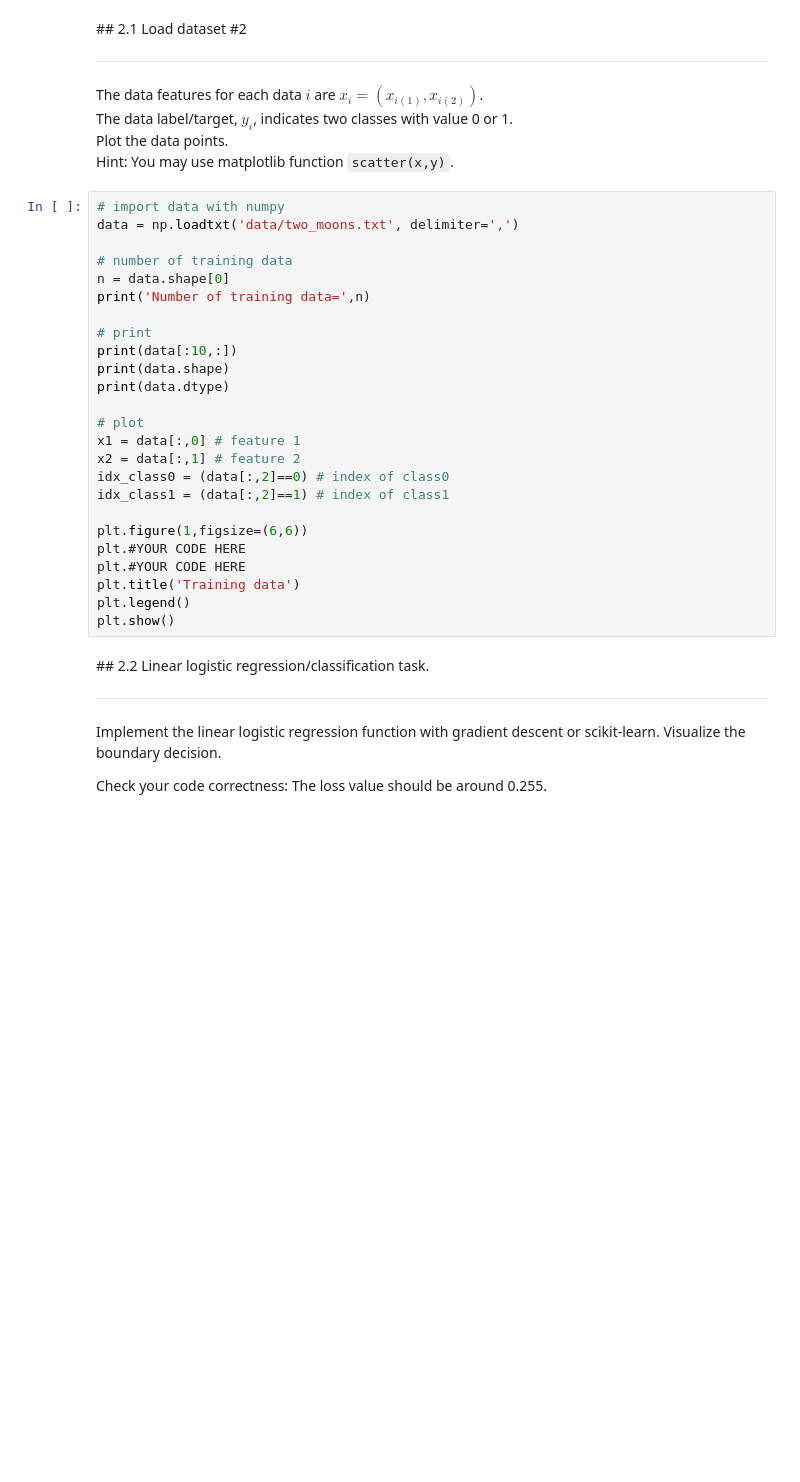
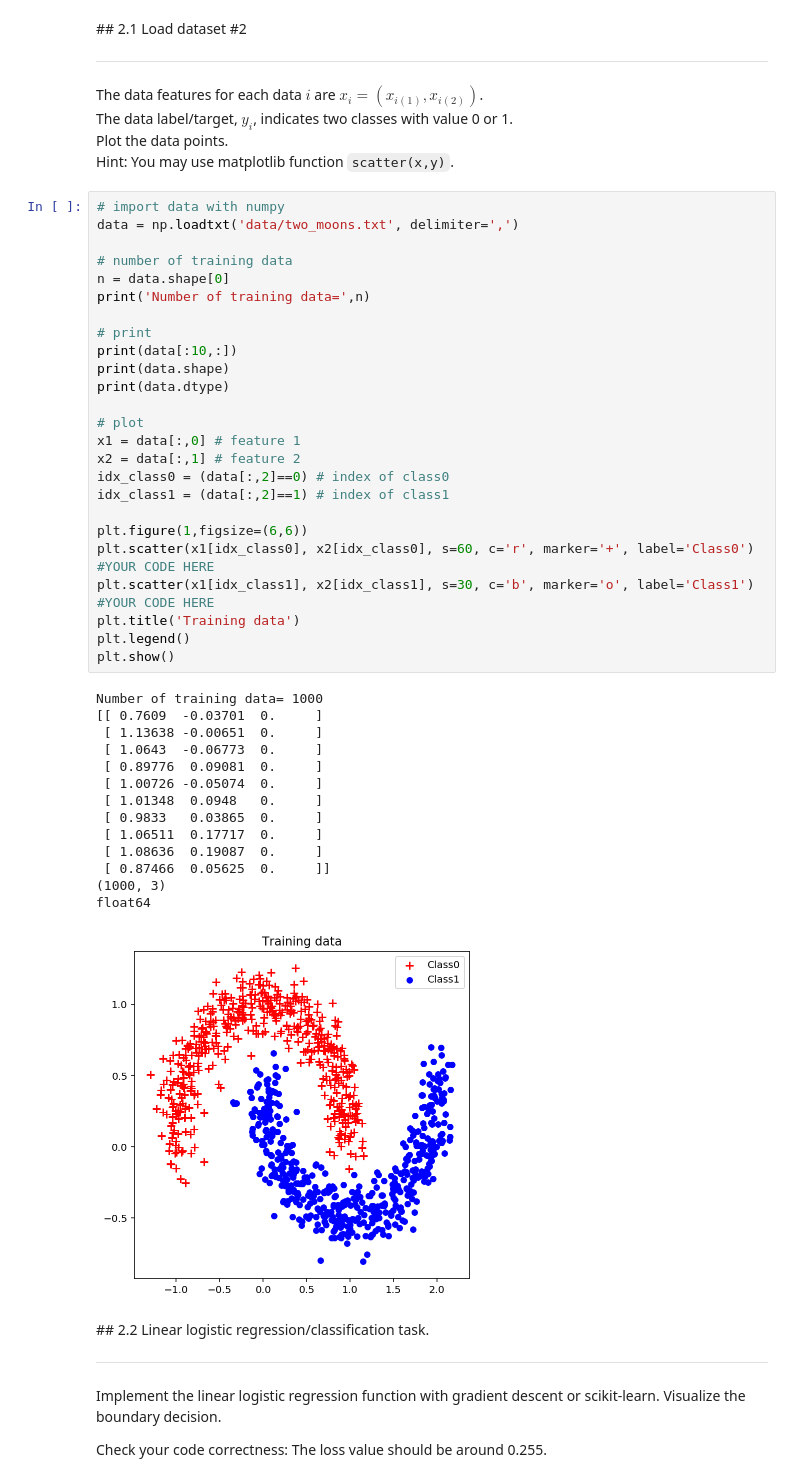
Before and after one commit to xqxqc/CE9010_2018, a Jupyter notebook: tutorials/my_tutorial05.ipynb, the cells around one changed output. Cells and saved outputs as stored; diff of their text form; blank space fills up the shorter version.

```diff
--- a/tutorials/my_tutorial05.ipynb
+++ b/tutorials/my_tutorial05.ipynb
@@ -263,28 +382,43 @@ Hint: You may use matplotlib function `scatter(x,y)`.
 # %%
 # import data with numpy
 data = np.loadtxt('data/two_moons.txt', delimiter=',')
 
 # number of training data
 n = data.shape[0]
 print('Number of training data=',n)
 
 # print
 print(data[:10,:])
 print(data.shape)
 print(data.dtype)
 
 # plot
 x1 = data[:,0] # feature 1
 x2 = data[:,1] # feature 2
 idx_class0 = (data[:,2]==0) # index of class0
 idx_class1 = (data[:,2]==1) # index of class1
 
 plt.figure(1,figsize=(6,6))
-plt.#YOUR CODE HERE
-plt.#YOUR CODE HERE
+plt.scatter(x1[idx_class0], x2[idx_class0], s=60, c='r', marker='+', label='Class0') #YOUR CODE HERE
+plt.scatter(x1[idx_class1], x2[idx_class1], s=30, c='b', marker='o', label='Class1') #YOUR CODE HERE
 plt.title('Training data')
 plt.legend()
 plt.show()
+# %% [output]
+Number of training data= 1000
+[[ 0.7609  -0.03701  0.     ]
+ [ 1.13638 -0.00651  0.     ]
+ [ 1.0643  -0.06773  0.     ]
+ [ 0.89776  0.09081  0.     ]
+ [ 1.00726 -0.05074  0.     ]
+ [ 1.01348  0.0948   0.     ]
+ [ 0.9833   0.03865  0.     ]
+ [ 1.06511  0.17717  0.     ]
+ [ 1.08636  0.19087  0.     ]
+ [ 0.87466  0.05625  0.     ]]
+(1000, 3)
+float64
+[figure, added]
 # %% [markdown]
 ## 2.2 Linear logistic regression/classification task.
 <hr>
```
Also changed, not shown: parts of 15 cells of this notebook, 4 other files.
